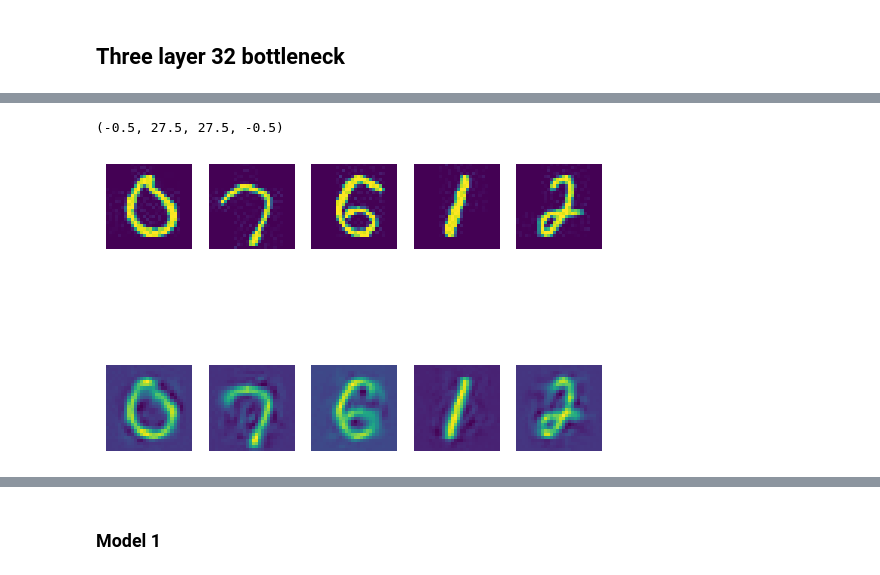
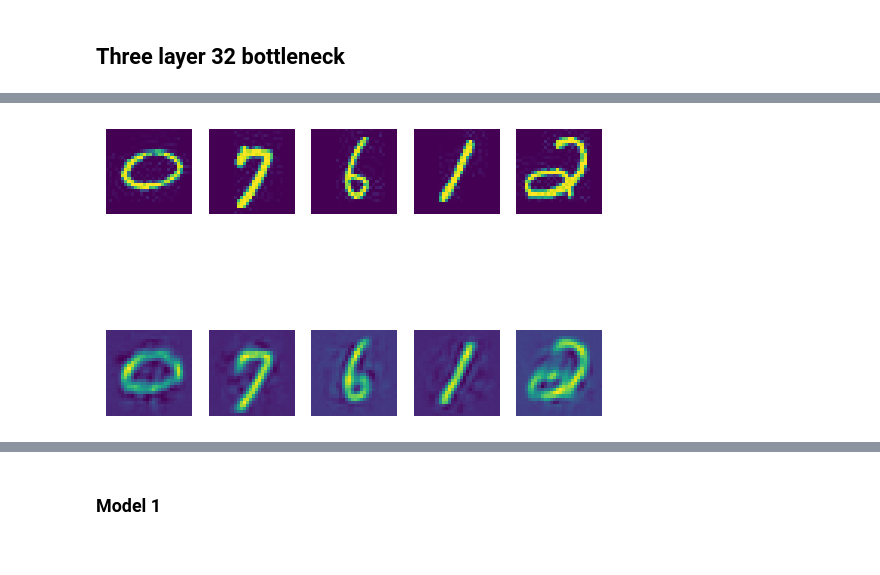
Before and after one commit to imraunav/Deep-Learning-and-Applications, a Jupyter notebook: ProgrammingAssignment4/result_analysis.ipynb, the cells around one changed output, grey strips where cells are left out. Drawn from its saved outputs; the diff is of its cells as text; code cells hidden in the pictures.

```diff
--- a/ProgrammingAssignment4/result_analysis.ipynb
+++ b/ProgrammingAssignment4/result_analysis.ipynb
@@ -567,5 +838,10 @@ model = load_model("./autoencoder_models/autoencoder_3layer_32.h5")
 # %%
-model.summary()
+class1 = test_data[0+100, :]
+class2 = test_data[759+100, :]
+class3 = test_data[2*759+100, :]
+class4 = test_data[3*759+100, :]
+class5 = test_data[4*759+100, :]
+# model.summary()
 
 plt.figure()
 plt.subplot(2,5,1)
@@ -614,4 +890,5 @@ plt.subplot(2,5,10)
 recon_class5 = model.predict(class5.reshape((1, -1)))
 plt.imshow(recon_class5.reshape((28,28)))
 plt.axis('off')
+plt.savefig('test_recon_32_3layer.png')
 # %% [output]
@@ -635,2 +900 @@ _________________________________________________________________
-(-0.5, 27.5, 27.5, -0.5)
-[figure, old version]
+[figure, new version]
```
Also changed, not shown: parts of 112 cells of this notebook, 34 other files.
